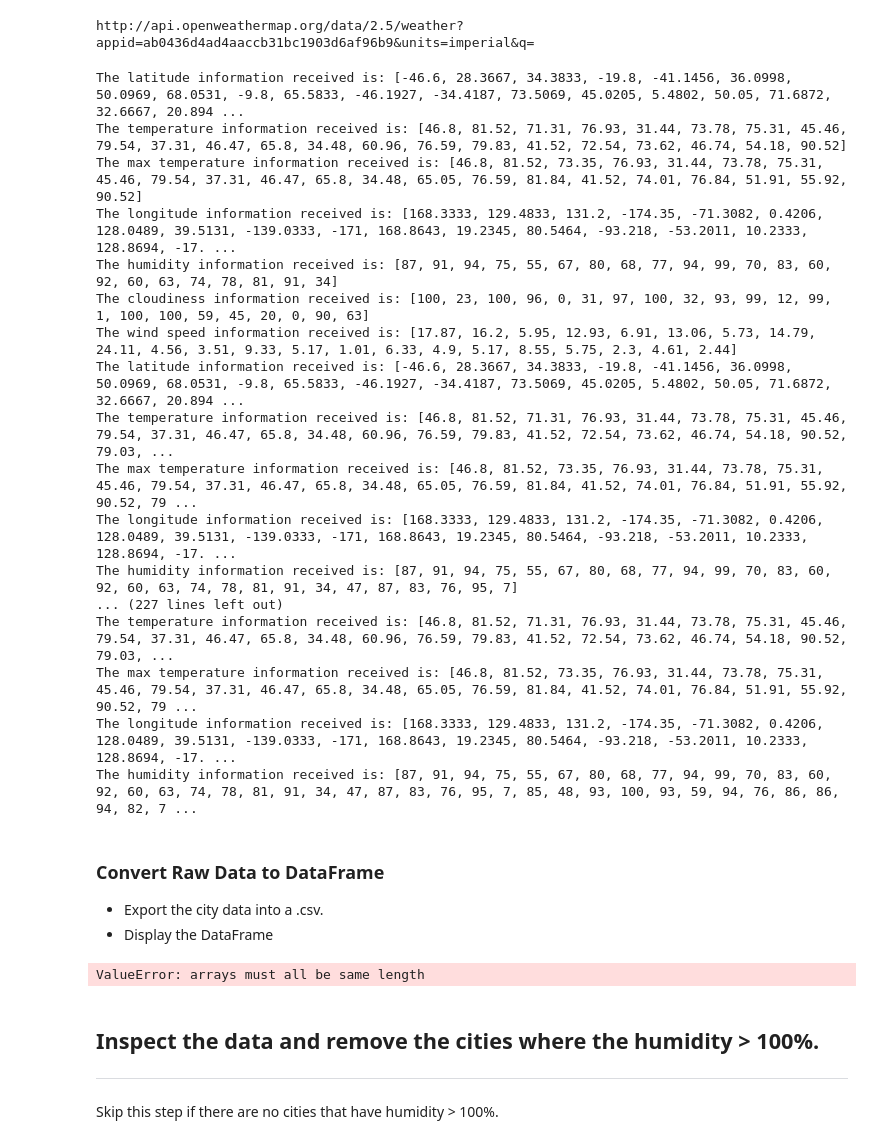
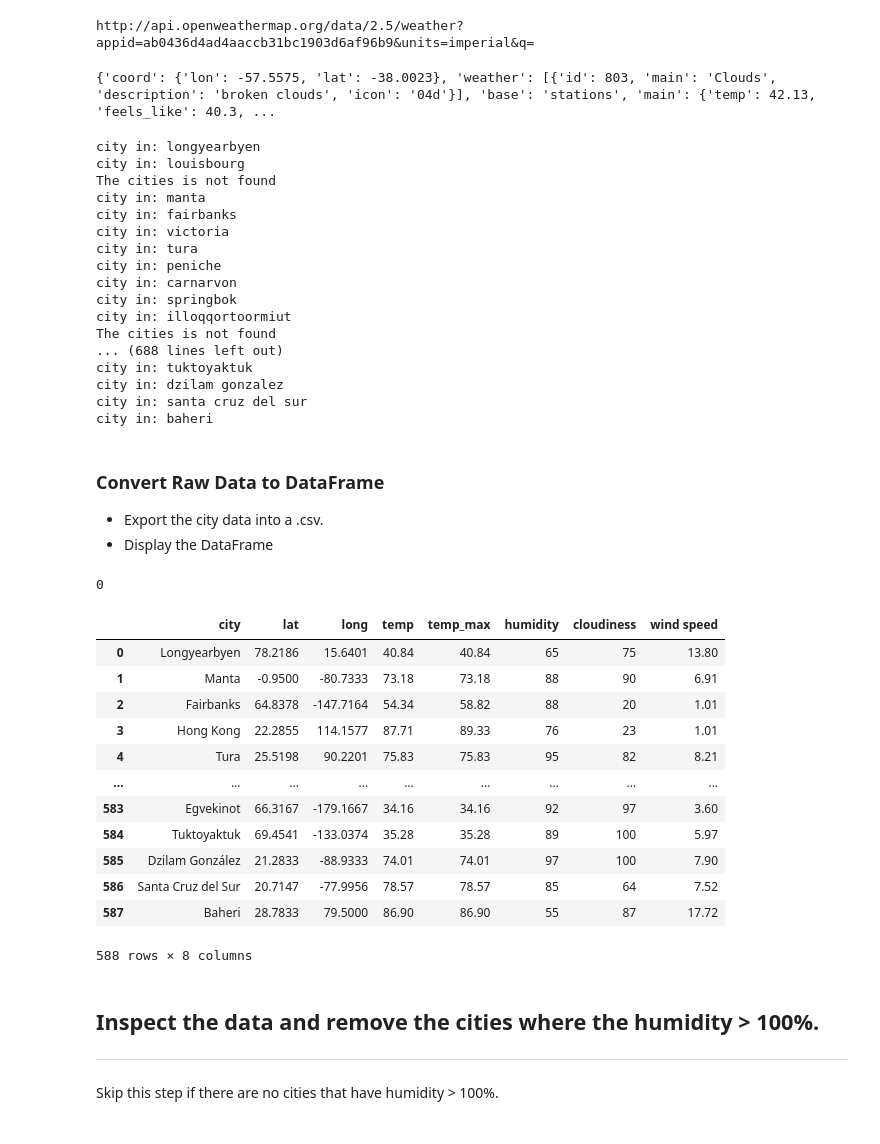
Before and after one commit to nithiyasuresh/python-api-challenge, a Jupyter notebook: Nithiya_WeatherPy.ipynb, the cells around one changed output. Saved outputs shown, nothing was run; the diff lists cells and outputs as text; code cells hidden in the pictures.

Commit message:
changes to the size of data and fixed the data to load.

```diff
--- a/Nithiya_WeatherPy.ipynb
+++ b/Nithiya_WeatherPy.ipynb
@@ -86,8 +86,14 @@ query_url = f"{url}appid={weather_api_key}&units={units}&q="
 print(query_url)
 # %% [output]
 http://api.openweathermap.org/data/2.5/weather?appid=ab0436d4ad4aaccb31bc1903d6af96b9&units=imperial&q=
+# %%
+response = requests.get(query_url + 'mar del plata').json()
+print(response)
+# %% [output]
+{'coord': {'lon': -57.5575, 'lat': -38.0023}, 'weather': [{'id': 803, 'main': 'Clouds', 'description': 'broken clouds', 'icon': '04d'}], 'base': 'stations', 'main': {'temp': 42.13, 'feels_like': 40.3, ...
 # %%
 # set up lists to hold reponse info
+city_name = []
 lat = []
 lon = []
 temp = []
@@ -99,8 +105,11 @@ wind_speed = []
 # Loop through the list of cities and perform a request for data on each
 for city in cities:
     response = requests.get(query_url + city).json()
+    print(f"city in: {city}")
 
     try:
+#         get the country, date here and divide into set of 50 cities
+        city_name.append(response['name'])
         lat.append(response['coord']['lat'])
         lon.append(response['coord']['lon'])
         temp.append(response['main']['temp'])
@@ -110,55 +119,72 @@ for city in cities:
         wind_speed.append(response['wind']['speed'])
 
     except:
-        print(f"The latitude information received is: {lat}")
-        print(f"The temperature information received is: {temp}")
-        print(f"The max temperature information received is: {temp_max}")
-        print(f"The longitude information received is: {lon}")
-        print(f"The humidity information received is: {humidity}")
-        print(f"The cloudiness information received is: {cloudiness}")
-        print(f"The wind speed information received is: {wind_speed}")
+        print(f"The cities is not found")
+#         print(f"The latitude information received is: {lat}")
+#         print(f"The temperature information received is: {temp}")
+#         print(f"The max temperature information received is: {temp_max}")
+#         print(f"The longitude information received is: {lon}")
+#         print(f"The humidity information received is: {humidity}")
+#         print(f"The cloudiness information received is: {cloudiness}")
+#         print(f"The wind speed information received is: {wind_speed}")
 
         pass
 # %% [output]
-The latitude information received is: [-46.6, 28.3667, 34.3833, -19.8, -41.1456, 36.0998, 50.0969, 68.0531, -9.8, 65.5833, -46.1927, -34.4187, 73.5069, 45.0205, 5.4802, 50.05, 71.6872, 32.6667, 20.894 ...
-The temperature information received is: [46.8, 81.52, 71.31, 76.93, 31.44, 73.78, 75.31, 45.46, 79.54, 37.31, 46.47, 65.8, 34.48, 60.96, 76.59, 79.83, 41.52, 72.54, 73.62, 46.74, 54.18, 90.52]
-The max temperature information received is: [46.8, 81.52, 73.35, 76.93, 31.44, 73.78, 75.31, 45.46, 79.54, 37.31, 46.47, 65.8, 34.48, 65.05, 76.59, 81.84, 41.52, 74.01, 76.84, 51.91, 55.92, 90.52]
-The longitude information received is: [168.3333, 129.4833, 131.2, -174.35, -71.3082, 0.4206, 128.0489, 39.5131, -139.0333, -171, 168.8643, 19.2345, 80.5464, -93.218, -53.2011, 10.2333, 128.8694, -17. ...
-The humidity information received is: [87, 91, 94, 75, 55, 67, 80, 68, 77, 94, 99, 70, 83, 60, 92, 60, 63, 74, 78, 81, 91, 34]
-The cloudiness information received is: [100, 23, 100, 96, 0, 31, 97, 100, 32, 93, 99, 12, 99, 1, 100, 100, 59, 45, 20, 0, 90, 63]
-The wind speed information received is: [17.87, 16.2, 5.95, 12.93, 6.91, 13.06, 5.73, 14.79, 24.11, 4.56, 3.51, 9.33, 5.17, 1.01, 6.33, 4.9, 5.17, 8.55, 5.75, 2.3, 4.61, 2.44]
-The latitude information received is: [-46.6, 28.3667, 34.3833, -19.8, -41.1456, 36.0998, 50.0969, 68.0531, -9.8, 65.5833, -46.1927, -34.4187, 73.5069, 45.0205, 5.4802, 50.05, 71.6872, 32.6667, 20.894 ...
-The temperature information received is: [46.8, 81.52, 71.31, 76.93, 31.44, 73.78, 75.31, 45.46, 79.54, 37.31, 46.47, 65.8, 34.48, 60.96, 76.59, 79.83, 41.52, 72.54, 73.62, 46.74, 54.18, 90.52, 79.03, ...
-The max temperature information received is: [46.8, 81.52, 73.35, 76.93, 31.44, 73.78, 75.31, 45.46, 79.54, 37.31, 46.47, 65.8, 34.48, 65.05, 76.59, 81.84, 41.52, 74.01, 76.84, 51.91, 55.92, 90.52, 79 ...
-The longitude information received is: [168.3333, 129.4833, 131.2, -174.35, -71.3082, 0.4206, 128.0489, 39.5131, -139.0333, -171, 168.8643, 19.2345, 80.5464, -93.218, -53.2011, 10.2333, 128.8694, -17. ...
-The humidity information received is: [87, 91, 94, 75, 55, 67, 80, 68, 77, 94, 99, 70, 83, 60, 92, 60, 63, 74, 78, 81, 91, 34, 47, 87, 83, 76, 95, 7]
-... (227 lines left out)
-The temperature information received is: [46.8, 81.52, 71.31, 76.93, 31.44, 73.78, 75.31, 45.46, 79.54, 37.31, 46.47, 65.8, 34.48, 60.96, 76.59, 79.83, 41.52, 72.54, 73.62, 46.74, 54.18, 90.52, 79.03, ...
-The max temperature information received is: [46.8, 81.52, 73.35, 76.93, 31.44, 73.78, 75.31, 45.46, 79.54, 37.31, 46.47, 65.8, 34.48, 65.05, 76.59, 81.84, 41.52, 74.01, 76.84, 51.91, 55.92, 90.52, 79 ...
-The longitude information received is: [168.3333, 129.4833, 131.2, -174.35, -71.3082, 0.4206, 128.0489, 39.5131, -139.0333, -171, 168.8643, 19.2345, 80.5464, -93.218, -53.2011, 10.2333, 128.8694, -17. ...
-The humidity information received is: [87, 91, 94, 75, 55, 67, 80, 68, 77, 94, 99, 70, 83, 60, 92, 60, 63, 74, 78, 81, 91, 34, 47, 87, 83, 76, 95, 7, 85, 48, 93, 100, 93, 59, 94, 76, 86, 86, 94, 82, 7 ...
+city in: longyearbyen
+city in: louisbourg
+The cities is not found
+city in: manta
+city in: fairbanks
+city in: victoria
+city in: tura
+city in: peniche
+city in: carnarvon
+city in: springbok
+city in: illoqqortoormiut
+The cities is not found
+... (688 lines left out)
+city in: tuktoyaktuk
+city in: dzilam gonzalez
+city in: santa cruz del sur
+city in: baheri
 # %% [markdown]
 ### Convert Raw Data to DataFrame
 * Export the city data into a .csv.
 * Display the DataFrame
+# %%
+len()
+# %% [output]
+0
 # %%
 # create a data frame from cities, lat, and temp
 city_dict = {
-    "city": cities,
+    "city": city_name,
     "lat": lat,
     "long": lon,
     "temp": temp,
     "temp_max": temp_max,
     "humidity": humidity,
     "cloudiness": cloudiness,
     "wind speed": wind_speed
 }
 city_data_df = pd.DataFrame(city_dict)
 city_data_df
 
-pd.DataFrame(dict([(k,pd.Series(v)) for k,v in city_data_df.items()])).dropna()
+# pd.DataFrame(dict([(k,pd.Series(v)) for k,v in city_data_df.items()])).dropna()
 # %% [output]
+|  | city | lat | long | temp | temp_max | humidity | cloudiness | wind speed |
+| 0 | Longyearbyen | 78.2186 | 15.6401 | 40.84 | 40.84 | 65 | 75 | 13.80 |
+| 1 | Manta | -0.9500 | -80.7333 | 73.18 | 73.18 | 88 | 90 | 6.91 |
+| 2 | Fairbanks | 64.8378 | -147.7164 | 54.34 | 58.82 | 88 | 20 | 1.01 |
+| 3 | Hong Kong | 22.2855 | 114.1577 | 87.71 | 89.33 | 76 | 23 | 1.01 |
+| 4 | Tura | 25.5198 | 90.2201 | 75.83 | 75.83 | 95 | 82 | 8.21 |
+| ... | ... | ... | ... | ... | ... | ... | ... | ... |
+| 583 | Egvekinot | 66.3167 | -179.1667 | 34.16 | 34.16 | 92 | 97 | 3.60 |
+| 584 | Tuktoyaktuk | 69.4541 | -133.0374 | 35.28 | 35.28 | 89 | 100 | 5.97 |
+| 585 | Dzilam González | 21.2833 | -88.9333 | 74.01 | 74.01 | 97 | 100 | 7.90 |
+| 586 | Santa Cruz del Sur | 20.7147 | -77.9956 | 78.57 | 78.57 | 85 | 64 | 7.52 |
+| 587 | Baheri | 28.7833 | 79.5000 | 86.90 | 86.90 | 55 | 87 | 17.72 |
-ValueError: arrays must all be same length
+588 rows × 8 columns
 # %%
 # Output to csv file
 city_data_df.to_csv("nithiya_output_data/cities.csv", index=False)
```
Also changed, not shown: parts of 10 cells of this notebook, 2 other files.
